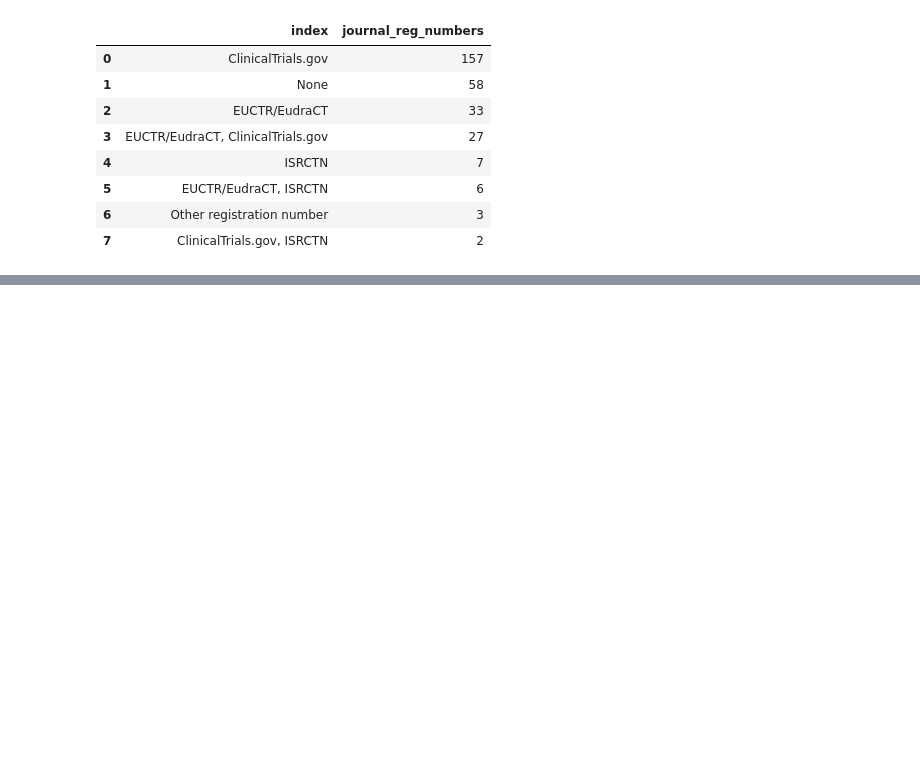
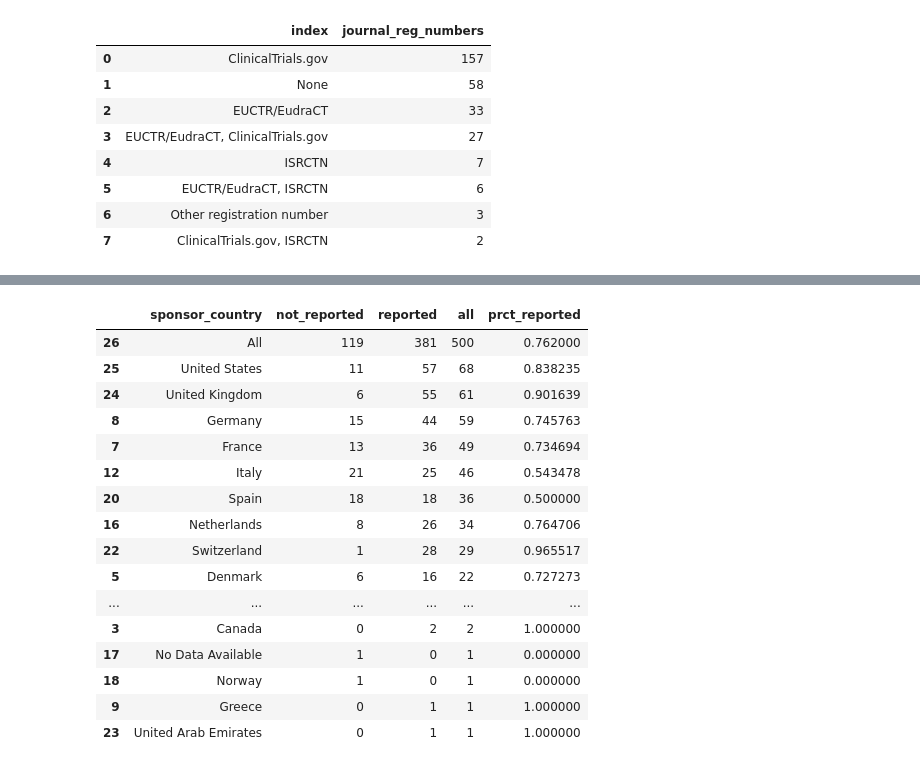
Before and after one commit to ebmdatalab/euctr_pub_search, a Jupyter notebook: notebooks/Anlysis.ipynb, the cells around one changed output, grey strips where cells are left out. Cells and saved outputs as stored; diff of their text form; code cells hidden in the pictures; blank space fills up the shorter version.

```diff
--- a/notebooks/Anlysis.ipynb
+++ b/notebooks/Anlysis.ipynb
@@ -841,0 +1180,24 @@ reg_id_df[reg_id_df['index'].str.contains('ISRCTN')].journal_reg_numbers.sum()
+# %%
+#Any Reporting
+any_reporting = crosstab(spon_country, 'any_results_inc', 'sponsor_country').reset_index()
+any_reporting.columns = ['sponsor_country', 'not_reported', 'reported', 'all']
+any_reporting['prct_reported'] = any_reporting.reported / any_reporting['all']
+any_reporting.sort_values(by='all', ascending=False)
+# %% [output]
+|  | sponsor_country | not_reported | reported | all | prct_reported |
+| 26 | All | 119 | 381 | 500 | 0.762000 |
+| 25 | United States | 11 | 57 | 68 | 0.838235 |
+| 24 | United Kingdom | 6 | 55 | 61 | 0.901639 |
+| 8 | Germany | 15 | 44 | 59 | 0.745763 |
+| 7 | France | 13 | 36 | 49 | 0.734694 |
+| 12 | Italy | 21 | 25 | 46 | 0.543478 |
+| 20 | Spain | 18 | 18 | 36 | 0.500000 |
+| 16 | Netherlands | 8 | 26 | 34 | 0.764706 |
+| 22 | Switzerland | 1 | 28 | 29 | 0.965517 |
+| 5 | Denmark | 6 | 16 | 22 | 0.727273 |
+| ... | ... | ... | ... | ... | ... |
+| 3 | Canada | 0 | 2 | 2 | 1.000000 |
+| 17 | No Data Available | 1 | 0 | 1 | 0.000000 |
+| 18 | Norway | 1 | 0 | 1 | 0.000000 |
+| 9 | Greece | 0 | 1 | 1 | 1.000000 |
+| 23 | United Arab Emirates | 0 | 1 | 1 | 1.000000 |
```
Also changed, not shown: parts of 31 cells of this notebook, 2 other files.
